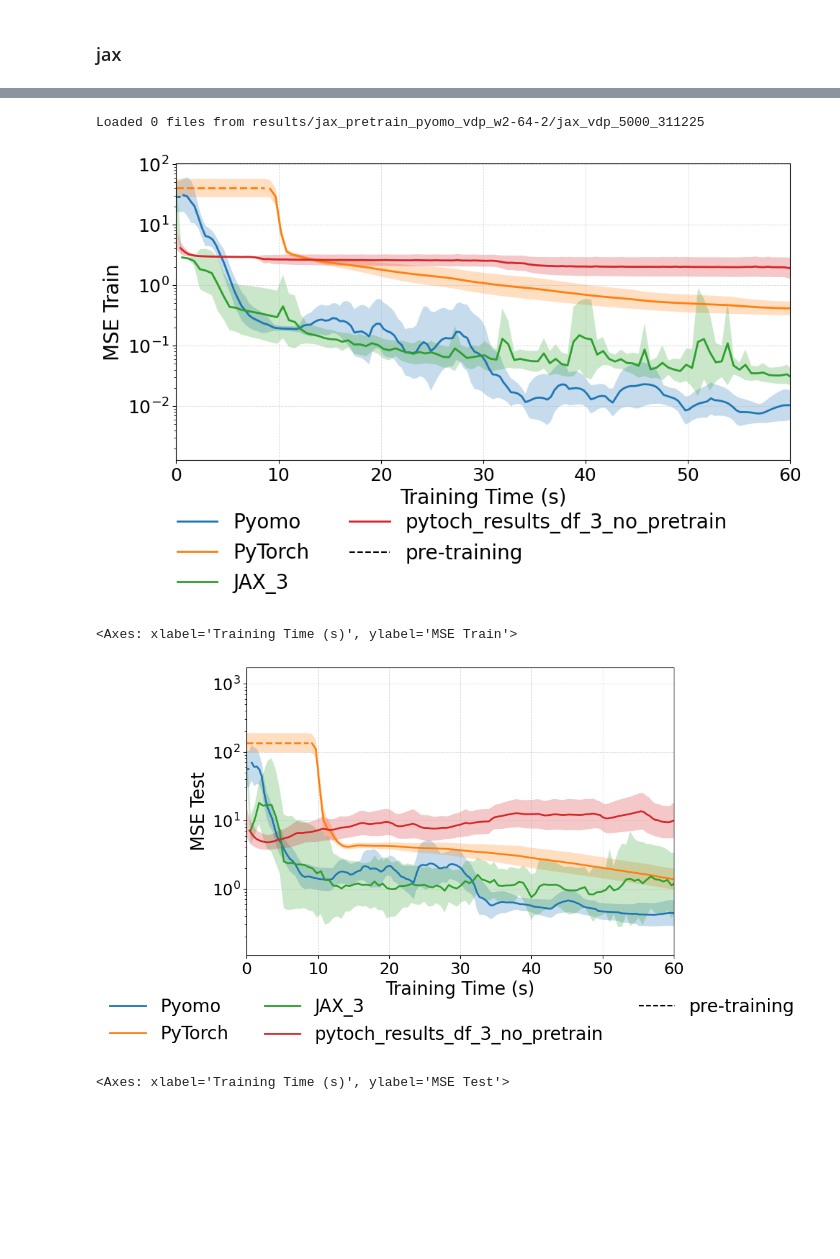
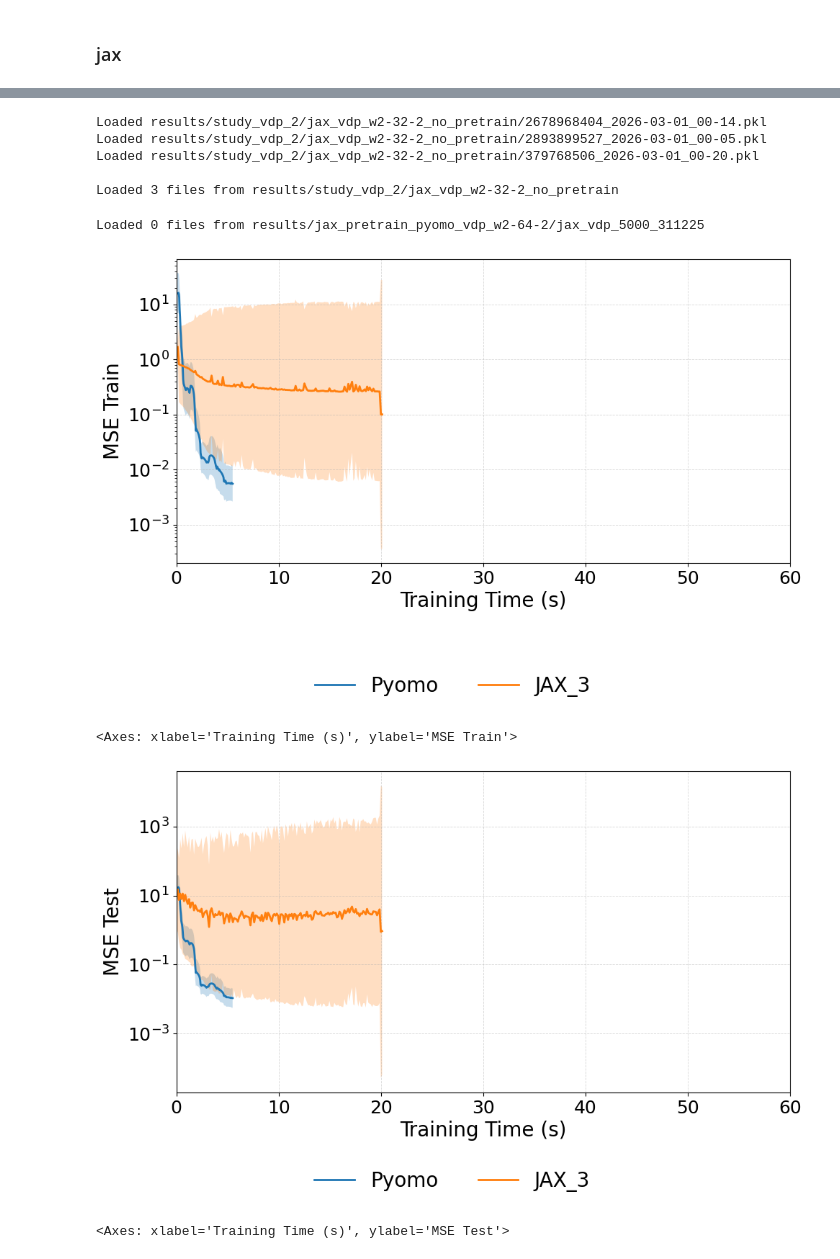
Before and after one commit to mariashapo/NODE, a Jupyter notebook: src/analysis/synthetic/training_conv_vdp_unforced.ipynb, the cells around one changed output, grey strips where cells are left out. Drawn from its saved outputs; the diff is of its cells as text; code cells hidden in the pictures; blank space fills up the shorter version.

```diff
--- a/src/analysis/synthetic/training_conv_vdp_unforced.ipynb
+++ b/src/analysis/synthetic/training_conv_vdp_unforced.ipynb
@@ -289,26 +37,34 @@ plot_time_bands(
+# %%
+results = load_all_pickles("results/study_vdp_2/jax_vdp_w2-32-2_no_pretrain", recursive=False)
+jax_vdp_3_w64_no_pre = Results.flatten_convergence_data(results, model_type="pytorch")
+# %% [output]
+Loaded results/study_vdp_2/jax_vdp_w2-32-2_no_pretrain/2678968404_2026-03-01_00-14.pkl
+Loaded results/study_vdp_2/jax_vdp_w2-32-2_no_pretrain/2893899527_2026-03-01_00-05.pkl
+Loaded results/study_vdp_2/jax_vdp_w2-32-2_no_pretrain/379768506_2026-03-01_00-20.pkl
+
+Loaded 3 files from results/study_vdp_2/jax_vdp_w2-32-2_no_pretrain
 # %%
 results = load_all_pickles("results/jax_pretrain_pyomo_vdp_w2-64-2/jax_vdp_5000_311225", recursive=False)
 # %% [output]
 Loaded 0 files from results/jax_pretrain_pyomo_vdp_w2-64-2/jax_vdp_5000_311225
 # %%
-
-results_df_64["pretrain"] = False
+pyomo_2_df["pretrain"] = False
 
 comparison_dfs_no_pretrain = {
     # "pyomo_w32": results_df_32,
-    "Pyomo": results_df_64,
-    "JAX": jax_vdp_50000_w64,
+    "Pyomo": pyomo_2_df,
+    #"JAX": jax_vdp_50000_w64,
     "JAX_3": jax_vdp_3_w64_no_pre,
-    "PyTorch": pytoch_results_df_no_pretrain_64,
+    #"PyTorch": pytoch_results_df_no_pretrain_64,
 }
 
 comparison_dfs = {
     # "pyomo_w32": results_df_32,
-    "Pyomo": pyomo_3_df, #results_df_64,
+    "Pyomo": pyomo_2_df, #results_df_64,
     # "JAX": jax_vdp_3_w64, #jax_vdp_10000_40000_w64,
-    "PyTorch": pytoch_results_df_3, #pytoch_results_df_400_w64,
+    #"PyTorch": pytoch_results_df_3, #pytoch_results_df_400_w64,
     "JAX_3": jax_vdp_3_w64_no_pre,
-    "pytoch_results_df_3_no_pretrain": pytoch_results_df_3_no_pretrain
+    #"pytoch_results_df_3_no_pretrain": pytoch_results_df_3_no_pretrain
 }
 # %%
 max_q_maps = {
@@ -333,27 +89,29 @@ plot_time_bands(
     y_label="MSE Train",
     legend_bbox_y=-0.08,
     legend_ncol=2,
+    min_support_abs = 1,
 )
 # %% [output]
-[figure, old version]
+[figure, new version]
 <Axes: xlabel='Training Time (s)', ylabel='MSE Train'>
 # %%
 plot_time_bands(
     comparison_dfs,
     y_col="mse_test",  # or "mse_test"
     title="",
     logy=True,
     align_grid = False,
     figsize=(10, 6),
     label_fontsize=20,
     tick_fontsize=18,
     legend_fontsize=20,
     title_fontsize=16,
     xlim =(0, 60),
     y_label="MSE Test",
     legend_bbox_y=-0.04,
     legend_ncol=3,
+    min_support_abs = 1
 )
 # %% [output]
-[figure, old version]
+[figure, new version]
 <Axes: xlabel='Training Time (s)', ylabel='MSE Test'>
```
Also changed, not shown: parts of 16 cells of this notebook, 9 other files.
